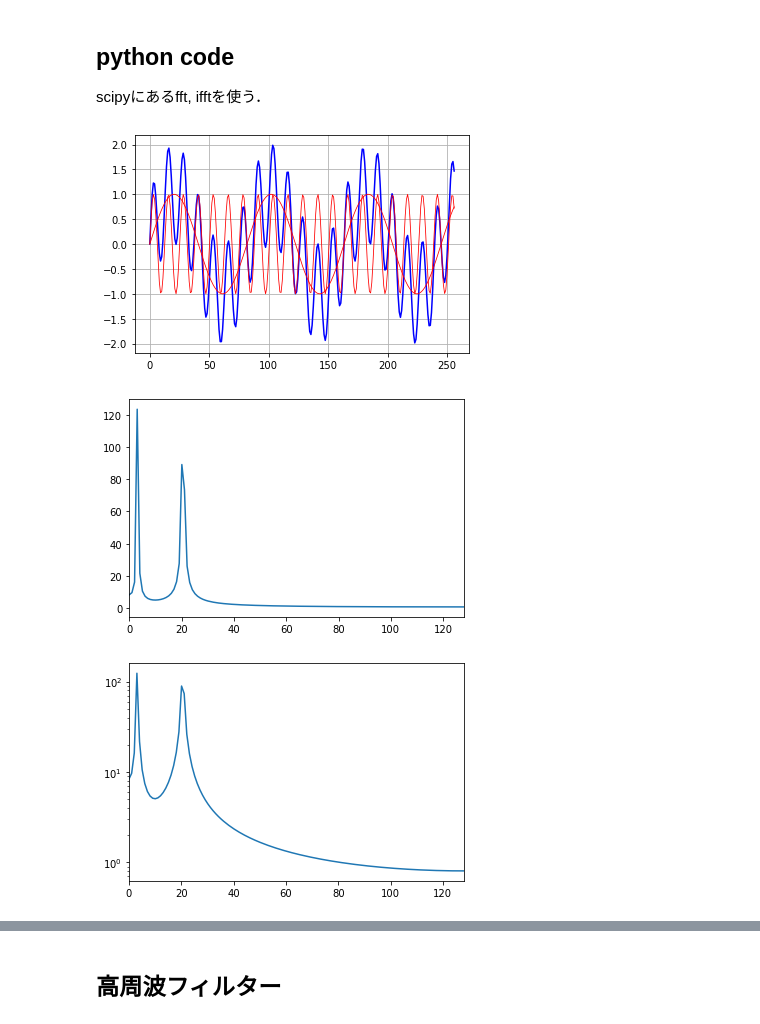
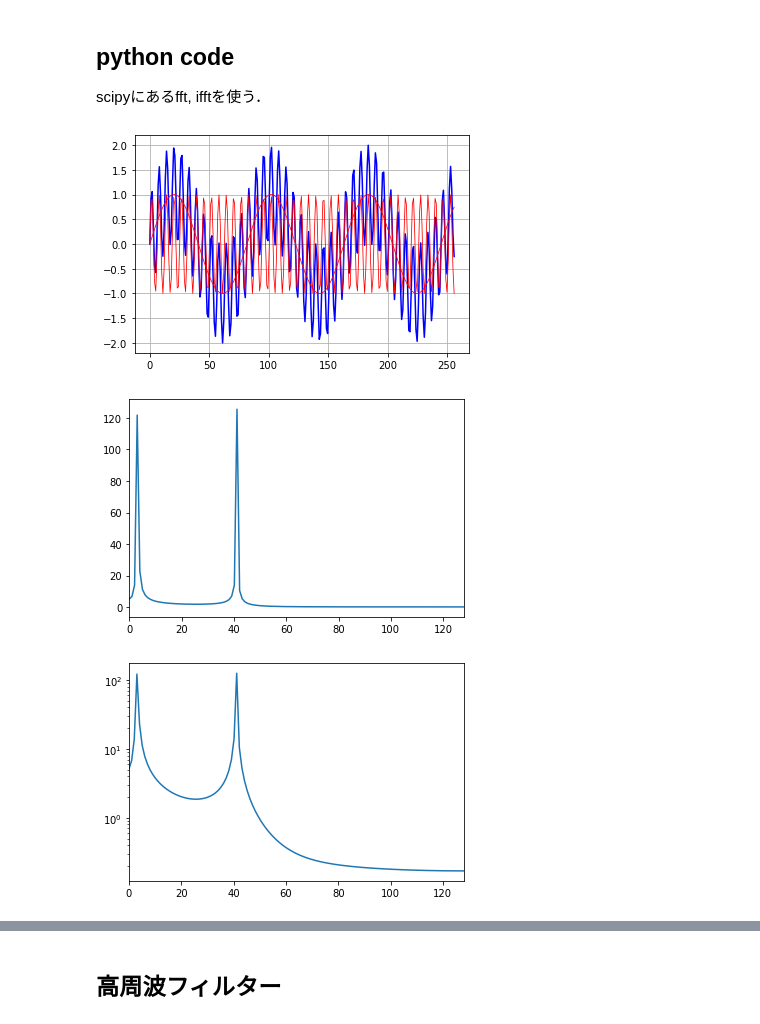
Before and after one commit to daddygongon/jupyter_num_calc, a Jupyter notebook: numerical_calc/fft.ipynb, the cells around one changed output, grey strips where cells are left out. Saved outputs shown, nothing was run; the diff lists cells and outputs as text; code cells hidden in the pictures.

```diff
--- a/numerical_calc/fft.ipynb
+++ b/numerical_calc/fft.ipynb
@@ -56,36 +56,36 @@ scipyにあるfft, ifftを使う．
 from scipy import fft
 import matplotlib.pyplot as plt
 import numpy as np
 
 
 def func(x):
-    return np.sin(x/13)+np.sin(x/2)
+    return np.sin(x/(13))+np.sin(x/(2/2))
 
 
 x = np.linspace(0, 256, 256)  #0から2πまでの範囲を100分割したnumpy配列
 plt.plot(x, func(x), color = 'b')
-plt.plot(x, np.sin(x/13), color = 'r', linewidth=0.8)
-plt.plot(x, np.sin(x/2), color = 'r', linewidth=0.8)
+plt.plot(x, np.sin(x/(13)), color = 'r', linewidth=0.8)
+plt.plot(x, np.sin(x/(2/2)), color = 'r', linewidth=0.8)
 
 plt.grid()
 plt.show()
 
 yy = func(x)
 out = fft(yy)
 
 def spectrum_power(x):
     re, im = x.real, x.imag
     return np.sqrt(re**2+im**2)
 
 plt.plot(x,spectrum_power(out))
 plt.xlim(0,128)
 plt.show()
 
 plt.plot(x,spectrum_power(out))
 plt.xlim(0,128)
 plt.yscale('log')
 plt.show()
 # %% [output]
-[figure, old version]
+[figure, new version]
-[figure, old version]
+[figure, new version]
-[figure, old version]
+[figure, new version]
```
Also changed, not shown: parts of 2 cells of this notebook, 3 other files.
